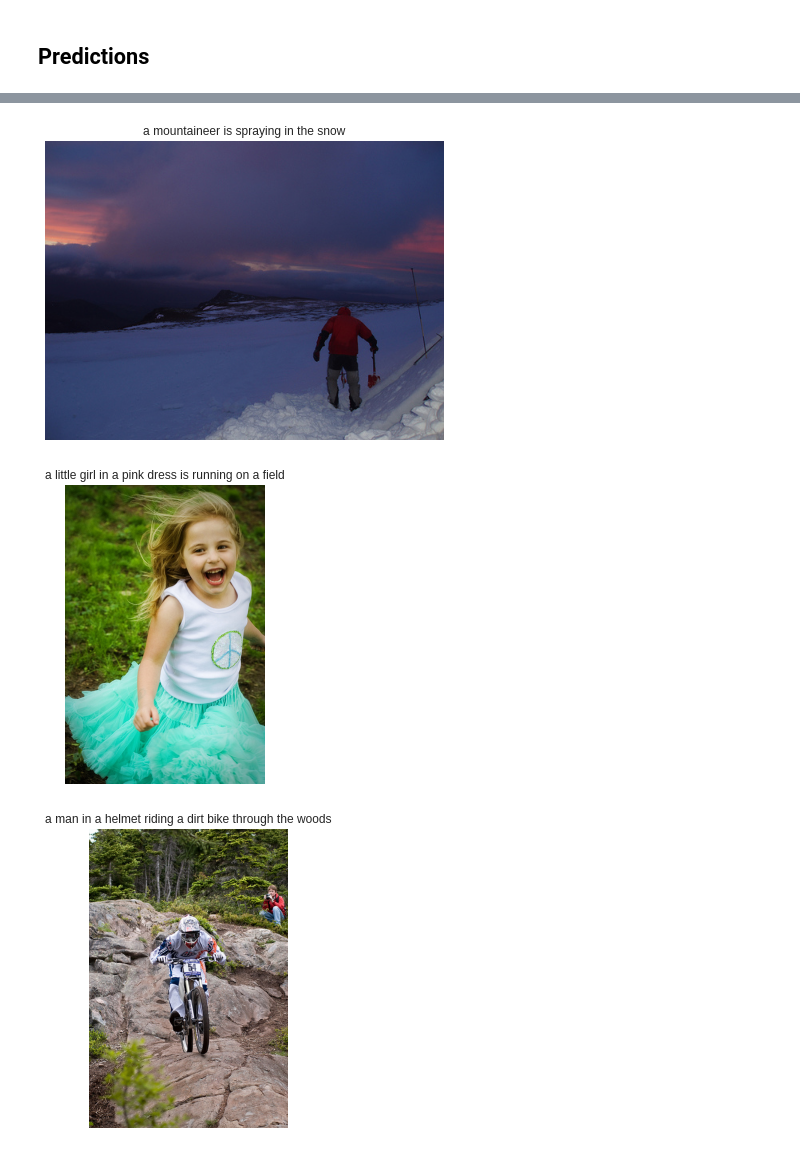
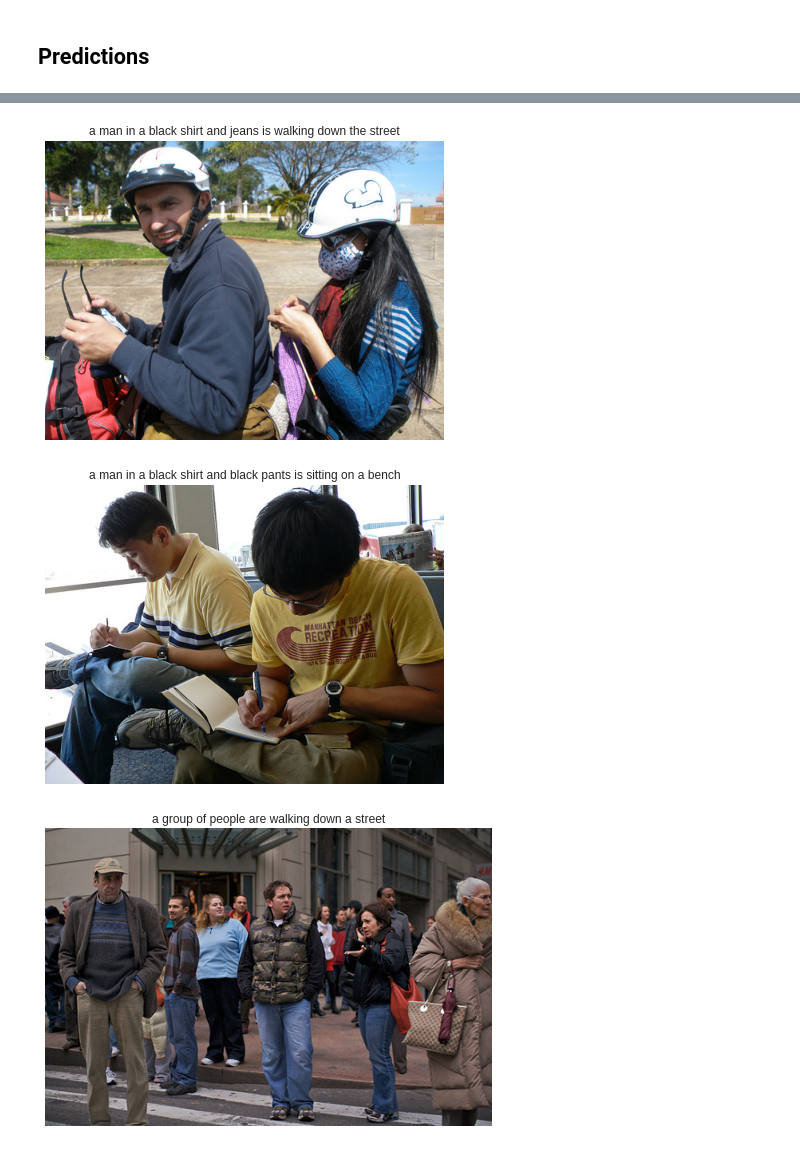
Before and after one commit to Msq-9/image-captioning, a Jupyter notebook: jupyter_notebook/e_prediction.ipynb, the cells around one changed output, grey strips where cells are left out. Drawn from its saved outputs; the diff is of its cells as text; code cells hidden in the pictures.

Commit message:
trained flickr30k for 30 epochs

```diff
--- a/jupyter_notebook/e_prediction.ipynb
+++ b/jupyter_notebook/e_prediction.ipynb
@@ -24,7 +24,7 @@ def getProjectDir():
     f = os.getcwd().split('/')
     for d in f:
         if d == 'image-captioning':
-            projectDir += d + "/"
+            projectDir += d
             break;
         projectDir += d + "/"
     return projectDir
@@ -36,6 +36,8 @@ projectDir
 # %%
 #lets load our model
-model = load_model(projectDir + "/model/model_20.h5")
+# model = load_model(projectDir + "/model/model_20.h5")
+# model = load_model(projectDir + "/model/model_20_flickr30k.h5")
+model = load_model(projectDir + "/model/model_30_flickr30k.h5")
 # %%
 # Retrieving word indexes
 word2idx = None
@@ -75,6 +77,8 @@ def predict_caption(image):
     out_caption = ' '.join(out_caption)
 
     return out_caption
+# %%
+f30k_img_dir = "/Data/flickr30k/flickr30k_imgs/"
 # %%
 plt.style.use("seaborn")
 for i in range(5):
@@ -82,7 +86,7 @@ for i in range(5):
     img_id = list(encoding_test.keys())[idx]
     img_2048 = encoding_test[img_id].reshape((1,2048))
 
-    i = plt.imread(projectDir + "/Data/flickr8k/Images/" + img_id + ".jpg")
+    i = plt.imread(projectDir + f30k_img_dir + img_id + ".jpg")
 
     caption = predict_caption(img_2048)
 
@@ -95,3 +99,3 @@ for i in range(5):
-[figure, old version]
+[figure, new version]
-[figure, old version]
+[figure, new version]
-[figure, old version]
+[figure, new version]
```
Also changed, not shown: parts of 2 cells of this notebook, 3 other files.
